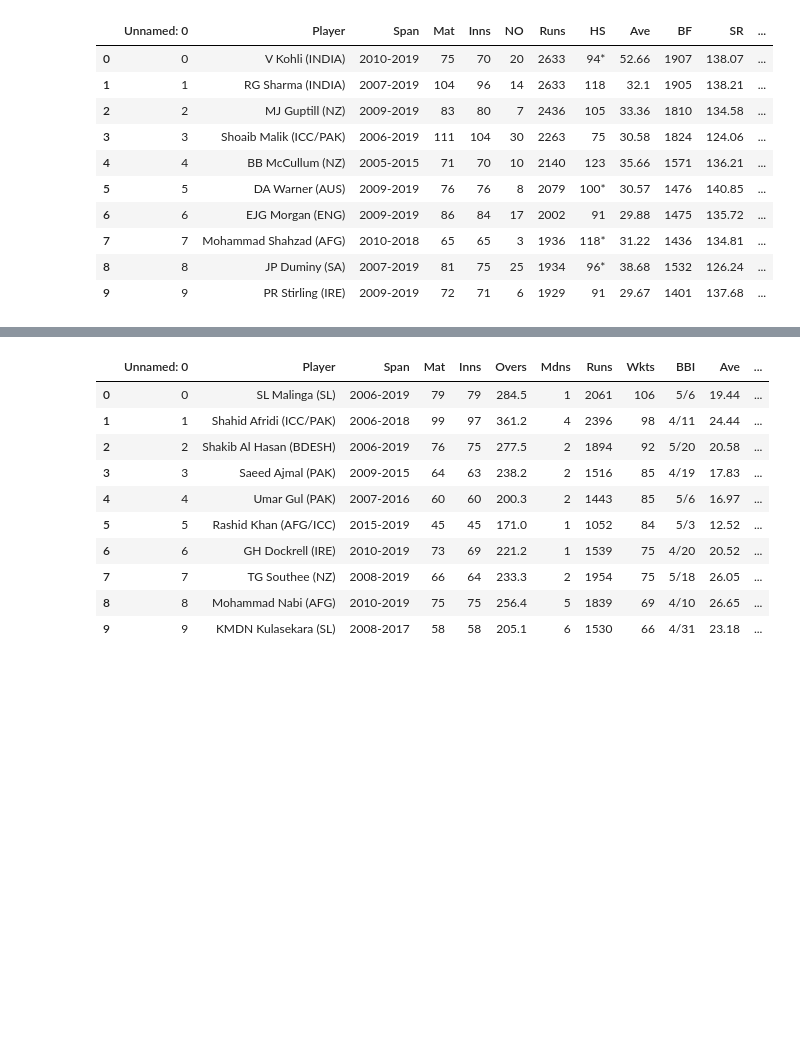
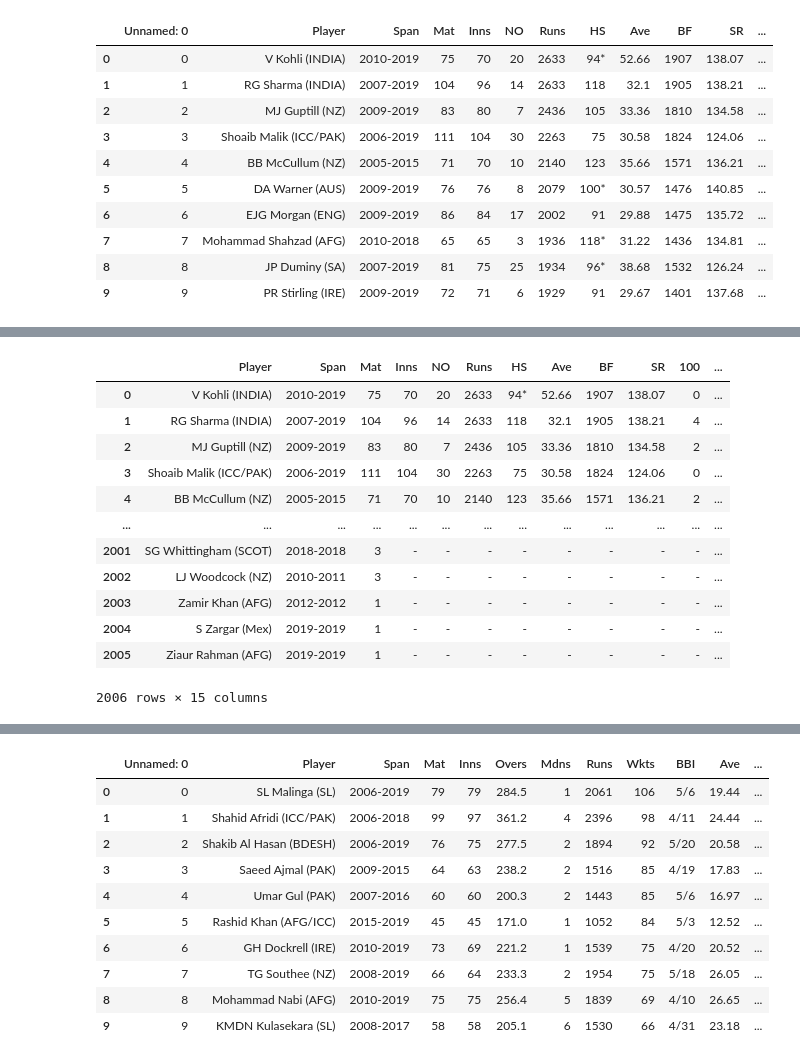
Before and after one commit to shivam-paul-19/cricket-player-analyzer, a Jupyter notebook: data_cleaning.ipynb, the cells around one changed output, grey strips where cells are left out. Saved outputs shown, nothing was run; the diff lists cells and outputs as text; code cells hidden in the pictures; blank space fills up the shorter version.

```diff
--- a/data_cleaning.ipynb
+++ b/data_cleaning.ipynb
@@ -439,0 +463,17 @@ t20_bat_df.head(10)
+# %%
+t20_bat_df.drop(columns=['Unnamed: 0', 'Unnamed: 15'], inplace=True)
+t20_bat_df
+# %% [output]
+|  | Player | Span | Mat | Inns | NO | Runs | HS | Ave | BF | SR | 100 | ... |
+| 0 | V Kohli (INDIA) | 2010-2019 | 75 | 70 | 20 | 2633 | 94* | 52.66 | 1907 | 138.07 | 0 | ... |
+| 1 | RG Sharma (INDIA) | 2007-2019 | 104 | 96 | 14 | 2633 | 118 | 32.1 | 1905 | 138.21 | 4 | ... |
+| 2 | MJ Guptill (NZ) | 2009-2019 | 83 | 80 | 7 | 2436 | 105 | 33.36 | 1810 | 134.58 | 2 | ... |
+| 3 | Shoaib Malik (ICC/PAK) | 2006-2019 | 111 | 104 | 30 | 2263 | 75 | 30.58 | 1824 | 124.06 | 0 | ... |
+| 4 | BB McCullum (NZ) | 2005-2015 | 71 | 70 | 10 | 2140 | 123 | 35.66 | 1571 | 136.21 | 2 | ... |
+| ... | ... | ... | ... | ... | ... | ... | ... | ... | ... | ... | ... | ... |
+| 2001 | SG Whittingham (SCOT) | 2018-2018 | 3 | - | - | - | - | - | - | - | - | ... |
+| 2002 | LJ Woodcock (NZ) | 2010-2011 | 3 | - | - | - | - | - | - | - | - | ... |
+| 2003 | Zamir Khan (AFG) | 2012-2012 | 1 | - | - | - | - | - | - | - | - | ... |
+| 2004 | S Zargar (Mex) | 2019-2019 | 1 | - | - | - | - | - | - | - | - | ... |
+| 2005 | Ziaur Rahman (AFG) | 2019-2019 | 1 | - | - | - | - | - | - | - | - | ... |
+2006 rows × 15 columns
```
Also changed, not shown: parts of 31 cells of this notebook, 4 other files.
